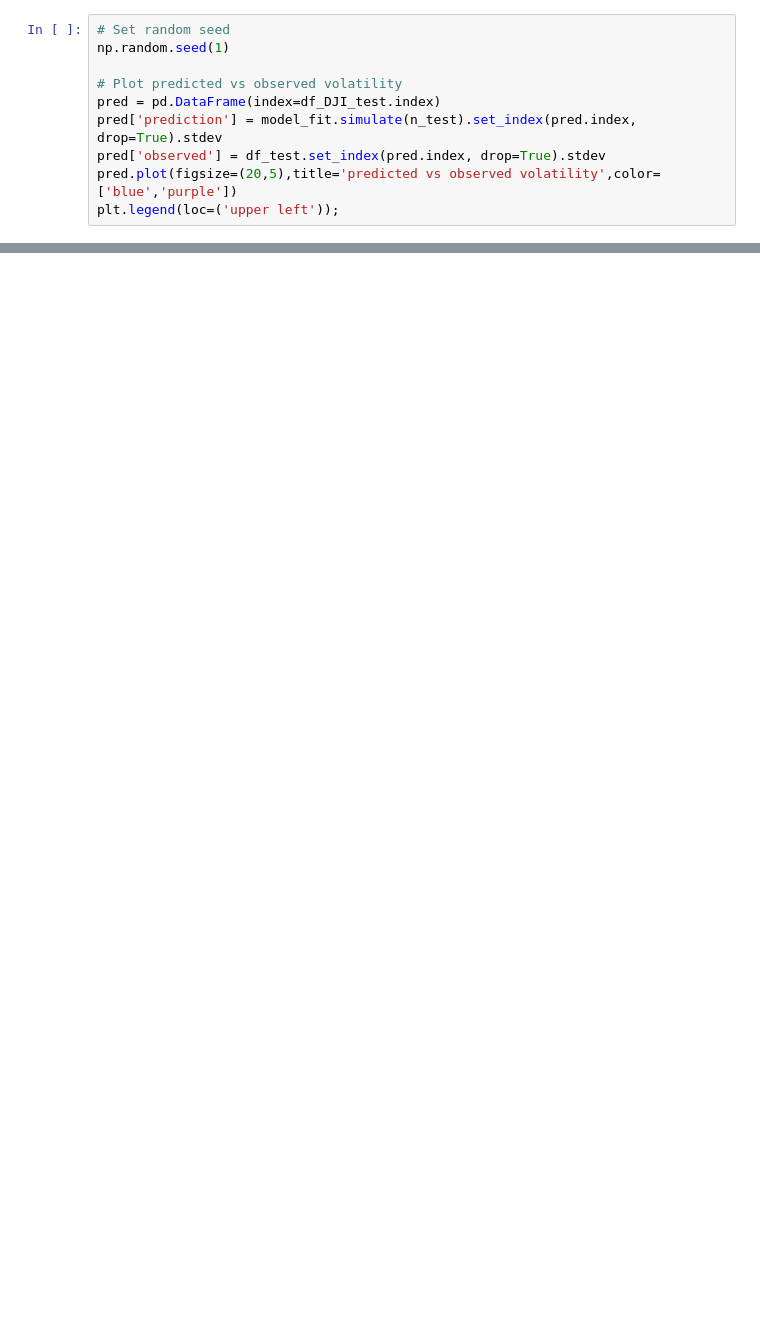
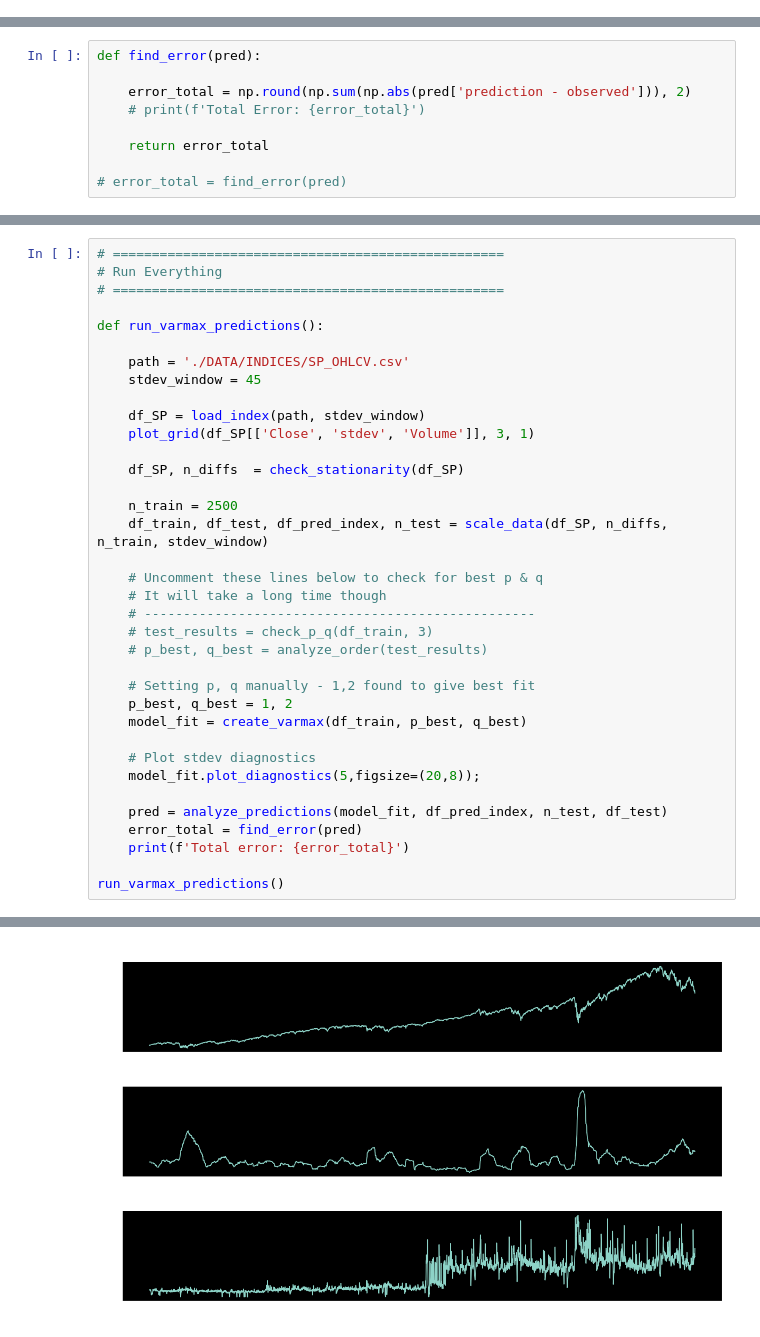
Before and after one commit to lrb924/Predicted_Volatility, a Jupyter notebook: alec_varmax.ipynb, the cells around one changed output, grey strips where cells are left out. Cells and saved outputs as stored; diff of their text form; blank space fills up the shorter version.

Commit message:
Created functions for varmax
and changed the index from the Dow to S&P

```diff
--- a/alec_varmax.ipynb
+++ b/alec_varmax.ipynb
@@ -226,10 +0,0 @@ model_fit.plot_diagnostics(5,figsize=(20,5));
-# %%
-# Set random seed
-np.random.seed(1)
-
-# Plot predicted vs observed volatility
-pred = pd.DataFrame(index=df_DJI_test.index)
-pred['prediction'] = model_fit.simulate(n_test).set_index(pred.index, drop=True).stdev
-pred['observed'] = df_test.set_index(pred.index, drop=True).stdev
-pred.plot(figsize=(20,5),title='predicted vs observed volatility',color=['blue','purple'])
-plt.legend(loc=('upper left'));
@@ -345,0 +244,9 @@ def returns(x):
+# %%
+def find_error(pred):
+
+    error_total = np.round(np.sum(np.abs(pred['prediction - observed'])), 2)
+    # print(f'Total Error: {error_total}')
+
+    return error_total
+
+# error_total = find_error(pred)
@@ -345,0 +302,37 @@ def returns(x):
+# %%
+# ==================================================
+# Run Everything
+# ==================================================
+
+def run_varmax_predictions():
+
+    path = './DATA/INDICES/SP_OHLCV.csv'
+    stdev_window = 45
+
+    df_SP = load_index(path, stdev_window)
+    plot_grid(df_SP[['Close', 'stdev', 'Volume']], 3, 1)
+
+    df_SP, n_diffs  = check_stationarity(df_SP)
+
+    n_train = 2500
+    df_train, df_test, df_pred_index, n_test = scale_data(df_SP, n_diffs, n_train, stdev_window)
+
+    # Uncomment these lines below to check for best p & q
+    # It will take a long time though
+    # --------------------------------------------------
+    # test_results = check_p_q(df_train, 3)
+    # p_best, q_best = analyze_order(test_results)
+
+    # Setting p, q manually - 1,2 found to give best fit
+    p_best, q_best = 1, 2
+    model_fit = create_varmax(df_train, p_best, q_best)
+
+    # Plot stdev diagnostics
+    model_fit.plot_diagnostics(5,figsize=(20,8));
+
+    pred = analyze_predictions(model_fit, df_pred_index, n_test, df_test)
+    error_total = find_error(pred)
+    print(f'Total error: {error_total}')
+
+run_varmax_predictions()
+# %% [output]
@@ -345,0 +352 @@ def returns(x):
+[figure, added]
```
Also changed, not shown: parts of 38 cells of this notebook, 2 other files.
